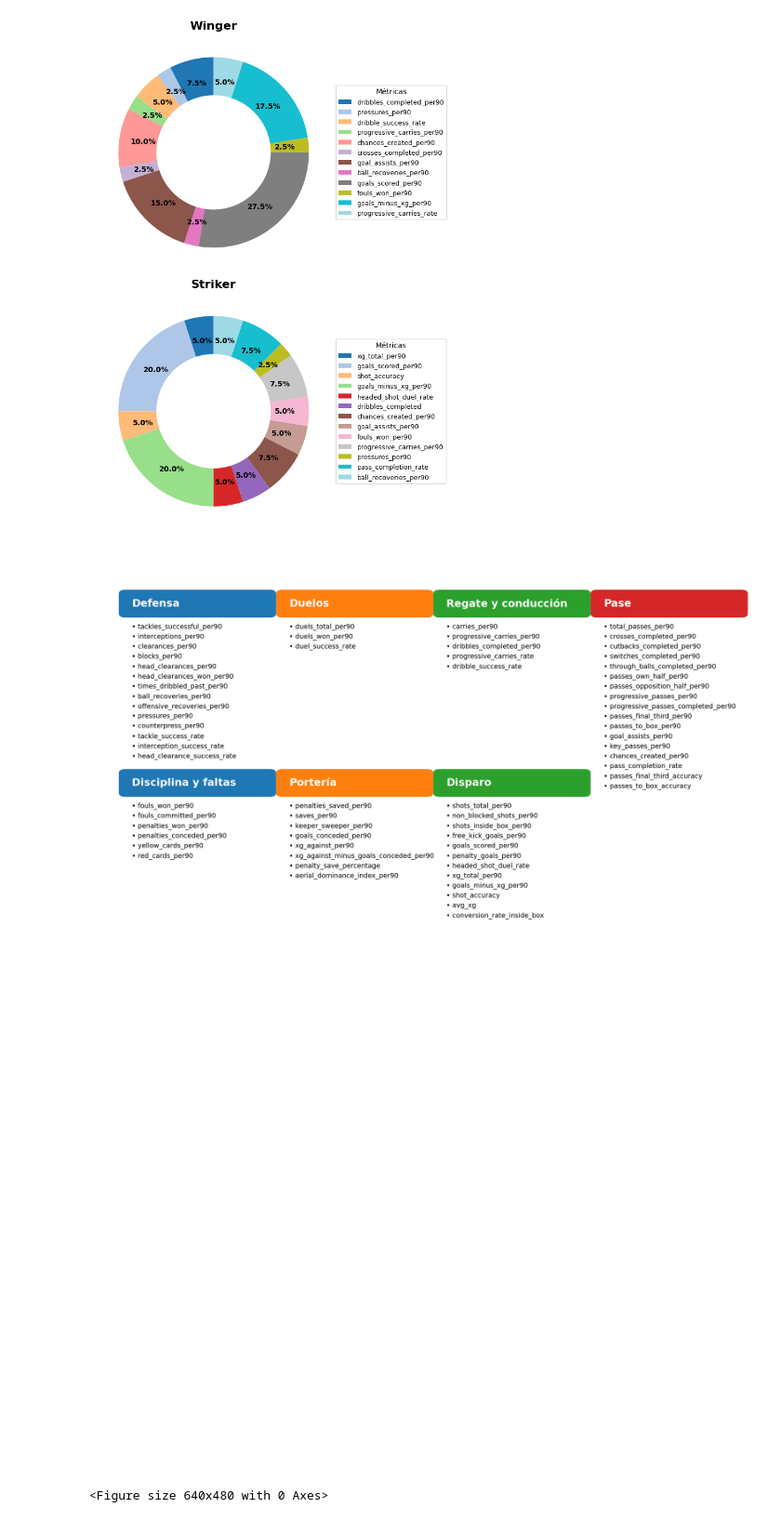
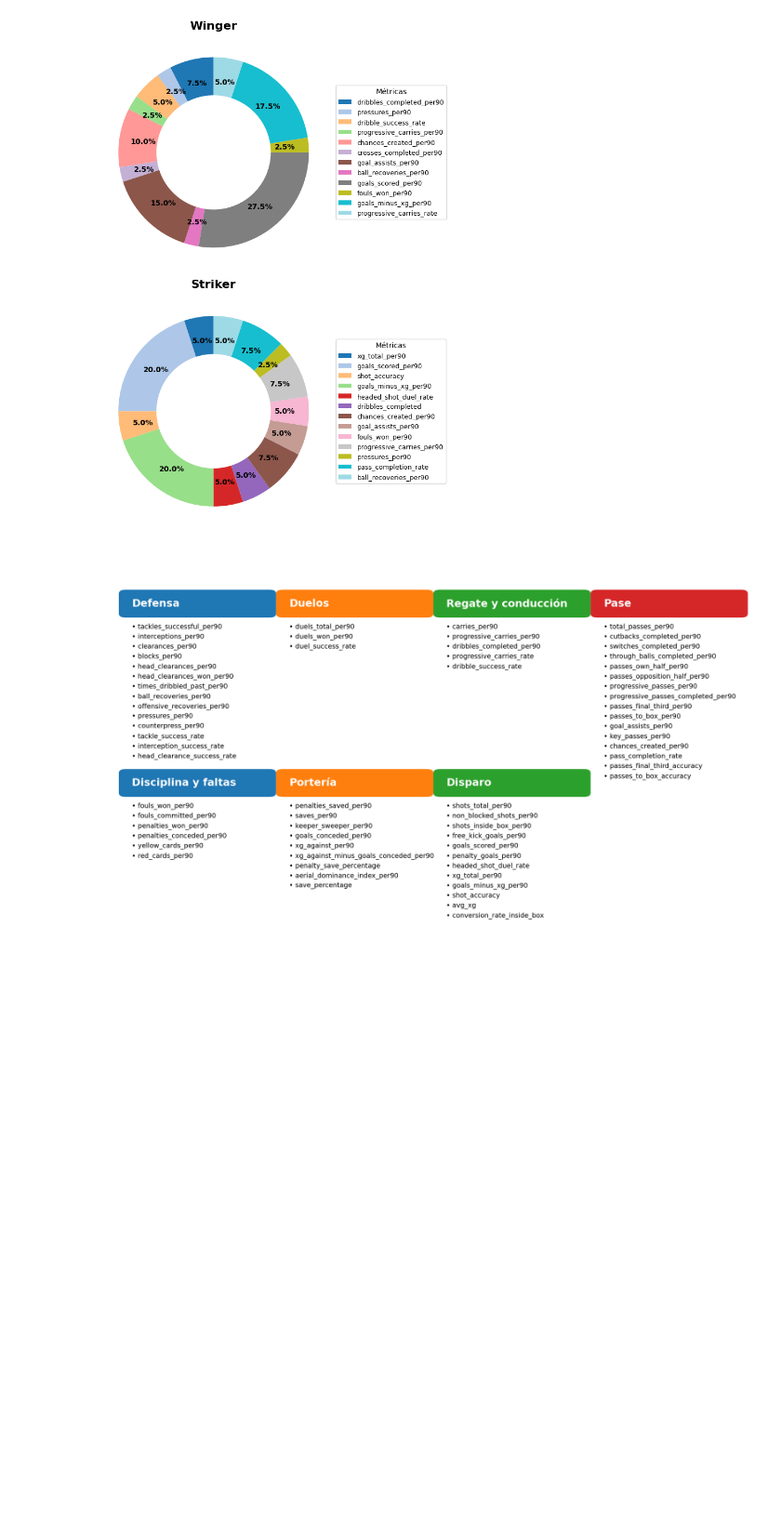
Before and after one commit to Germiprogramer/TFG-Agente-de-Scouting, a Jupyter notebook: graficos.ipynb, the cells around one changed output. Shown at 93% size. Saved outputs shown, nothing was run; the diff lists cells and outputs as text; code cells hidden in the pictures; blank space fills up the shorter version.

```diff
--- a/graficos.ipynb
+++ b/graficos.ipynb
@@ -923,8 +923,10 @@ metricas_por_categoria = {
         "carries_per90", "progressive_carries_per90", "dribbles_completed_per90",
         "progressive_carries_rate", "dribble_success_rate"
     ],
+
+
     "Pase": [
-        "total_passes_per90", "crosses_completed_per90", "cutbacks_completed_per90", "switches_completed_per90",
+        "total_passes_per90", "cutbacks_completed_per90", "switches_completed_per90",
         "through_balls_completed_per90", "passes_own_half_per90", "passes_opposition_half_per90",
         "progressive_passes_per90", "progressive_passes_completed_per90", "passes_final_third_per90",
         "passes_to_box_per90", "goal_assists_per90", "key_passes_per90", "chances_created_per90",
@@ -937,7 +939,7 @@ metricas_por_categoria = {
     "Portería": [
         "penalties_saved_per90", "saves_per90", "keeper_sweeper_per90", "goals_conceded_per90",
         "xg_against_per90", "xg_against_minus_goals_conceded_per90", "penalty_save_percentage",
-        "aerial_dominance_index_per90"
+        "aerial_dominance_index_per90", "save_percentage"
     ],
     "Disparo": [
         "shots_total_per90", "non_blocked_shots_per90", "shots_inside_box_per90",
@@ -965,36 +967,34 @@ start_y = 0.85
 
 # Dibujar cada bloque
 for row_idx, fila in enumerate(layout):
     for col_idx, categoria in enumerate(fila):
         if categoria is None:
             continue
         x = start_x + col_idx * x_spacing
         # Ajuste de altura para la segunda fila
         if row_idx == 1:
             y = start_y - row_idx * y_spacing - 0.05  # <-- aquí bajamos solo esa fila
         else:
             y = start_y - row_idx * y_spacing
 
 
         # Cabecera con FancyBbox
         ax.add_patch(FancyBboxPatch((x, y), 0.22, 0.05,
                                     boxstyle="round,pad=0.01", edgecolor="none",
                                     facecolor=colores(col_idx), transform=ax.transAxes))
         ax.text(x + 0.01, y + 0.025, categoria, transform=ax.transAxes,
                 fontsize=22, fontweight="bold", color="white", va="center")
 
         # Métricas
         metricas = metricas_por_categoria[categoria]
         for j, metrica in enumerate(metricas):
             ax.text(x + 0.01, y - ((j + 1) * 0.025), f"• {metrica}",
                     transform=ax.transAxes, fontsize=14, va="top")
 
 plt.tight_layout()
 plt.show()
 # %% [output]
-[figure, old version]
+[figure, new version]
-[figure, removed]
-<Figure size 640x480 with 0 Axes>
 # %%
 import streamlit as st
 from mplsoccer import PyPizza
```
Also changed, not shown: parts of 2 cells of this notebook, 10 other files.
